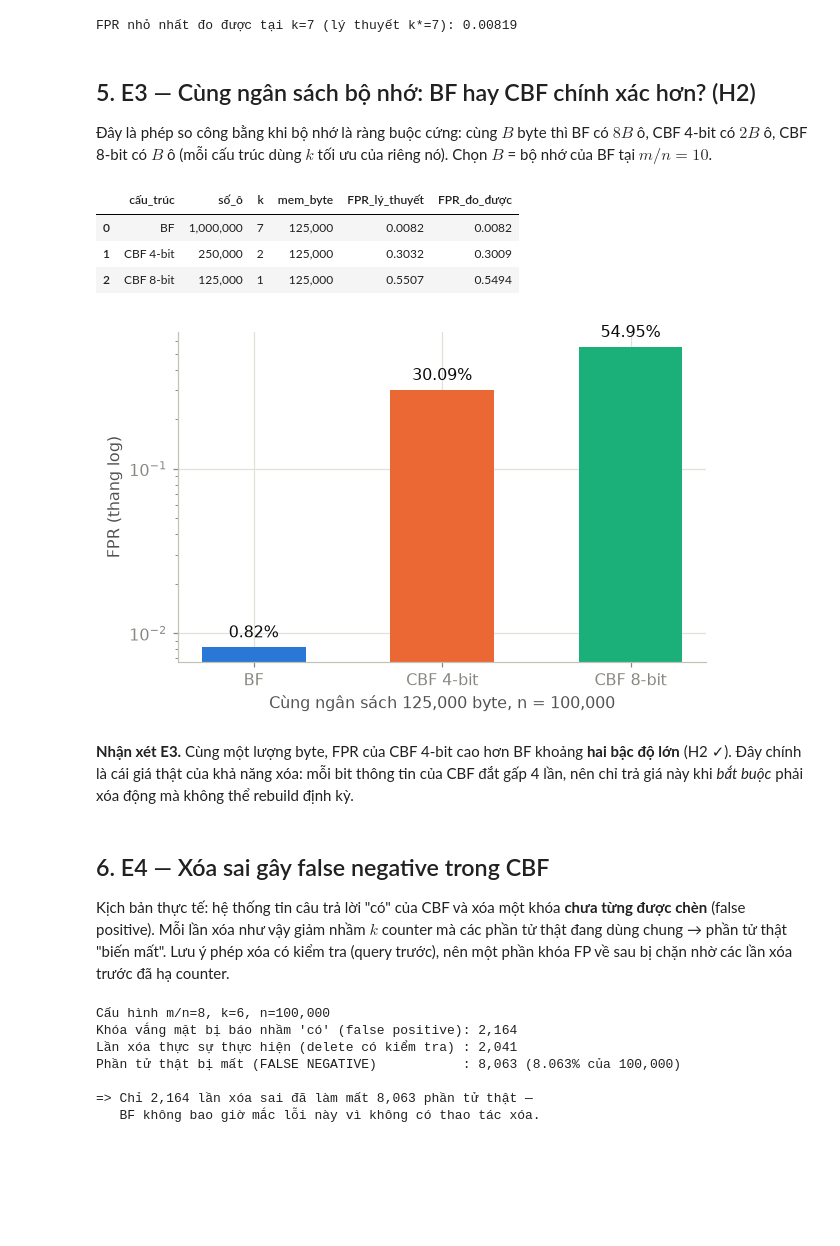
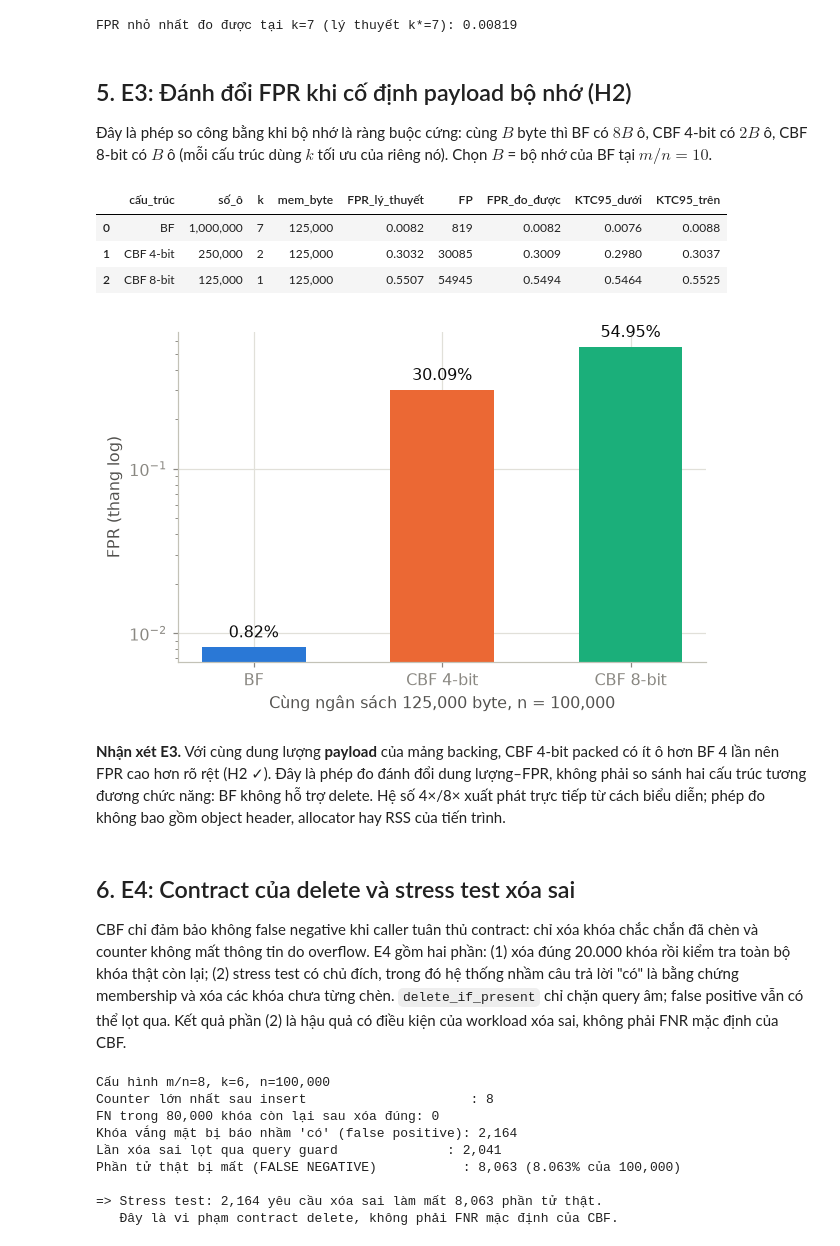
Before and after one commit to duykhanhxx03/data-mining-ex, a Jupyter notebook: thuc_nghiem.ipynb, the cells around one changed output. Drawn from its saved outputs; the diff is of its cells as text; code cells hidden in the pictures; blank space fills up the shorter version.

```diff
--- a/thuc_nghiem.ipynb
+++ b/thuc_nghiem.ipynb
@@ -338,73 +416,91 @@ print(f"FPR nhỏ nhất đo được tại k={ks[int(np.argmin(fpr_emp_k))]} "
 [figure]
 FPR nhỏ nhất đo được tại k=7 (lý thuyết k*=7): 0.00819
 # %% [markdown]
-## 5. E3 — Cùng ngân sách bộ nhớ: BF hay CBF chính xác hơn? (H2)
+## 5. E3: Đánh đổi FPR khi cố định payload bộ nhớ (H2)
 
 Đây là phép so công bằng khi bộ nhớ là ràng buộc cứng: cùng $B$ byte thì BF có $8B$ ô, CBF 4-bit có $2B$ ô, CBF 8-bit có $B$ ô (mỗi cấu trúc dùng $k$ tối ưu của riêng nó). Chọn $B$ = bộ nhớ của BF tại $m/n=10$.
 # %%
 budget = 10 * N // 8          # 125 000 byte
 cfgs = []
 for name, cls, cells_ in (("BF", BloomFilter, budget * 8),
                           ("CBF 4-bit", CountingBloomFilter4, budget * 2),
                           ("CBF 8-bit", CountingBloomFilter8, budget)):
     k = optimal_k(cells_, N)
     f = cls(cells_, k)
     for x in PRESENT:
         f.insert(x)
+    fp_hits = sum(1 for x in ABSENT if f.query(x))
+    ci_low, ci_high = wilson_interval(fp_hits, len(ABSENT))
     cfgs.append(dict(cấu_trúc=name, số_ô=cells_, k=k, mem_byte=f.memory_bytes(),
                      FPR_lý_thuyết=theoretical_fpr(cells_, N, k),
-                     FPR_đo_được=measure_fpr(f, ABSENT)))
+                     FP=fp_hits, FPR_đo_được=fp_hits / len(ABSENT),
+                     KTC95_dưới=ci_low, KTC95_trên=ci_high))
 e3 = pd.DataFrame(cfgs)
 display(e3.style.format({"FPR_lý_thuyết": "{:.4f}", "FPR_đo_được": "{:.4f}",
+                         "KTC95_dưới": "{:.4f}", "KTC95_trên": "{:.4f}",
                          "số_ô": "{:,}", "mem_byte": "{:,}"}))
 
 fig, ax = plt.subplots(figsize=(6.2, 3.9))
 bars = ax.bar(e3["cấu_trúc"], e3["FPR_đo_được"], color=[C_BF, C_CBF4, C_CBF8], width=0.55)
 for bar, v in zip(bars, e3["FPR_đo_được"]):
     ax.text(bar.get_x() + bar.get_width() / 2, v * 1.15, f"{100 * v:.2f}%",
             ha="center", color=INK)
 ax.set_yscale("log")
 ax.set_ylabel("FPR (thang log)")
 ax.set_xlabel(f"Cùng ngân sách {budget:,} byte, n = {N:,}")
 fig.savefig("fig/equal_budget.png", dpi=200, bbox_inches="tight")
 plt.show()
 # %% [output]
-|  | cấu_trúc | số_ô | k | mem_byte | FPR_lý_thuyết | FPR_đo_được |
-| 0 | BF | 1,000,000 | 7 | 125,000 | 0.0082 | 0.0082 |
-| 1 | CBF 4-bit | 250,000 | 2 | 125,000 | 0.3032 | 0.3009 |
-| 2 | CBF 8-bit | 125,000 | 1 | 125,000 | 0.5507 | 0.5494 |
+|  | cấu_trúc | số_ô | k | mem_byte | FPR_lý_thuyết | FP | FPR_đo_được | KTC95_dưới | KTC95_trên |
+| 0 | BF | 1,000,000 | 7 | 125,000 | 0.0082 | 819 | 0.0082 | 0.0076 | 0.0088 |
+| 1 | CBF 4-bit | 250,000 | 2 | 125,000 | 0.3032 | 30085 | 0.3009 | 0.2980 | 0.3037 |
+| 2 | CBF 8-bit | 125,000 | 1 | 125,000 | 0.5507 | 54945 | 0.5494 | 0.5464 | 0.5525 |
 [figure]
 # %% [markdown]
-**Nhận xét E3.** Cùng một lượng byte, FPR của CBF 4-bit cao hơn BF khoảng **hai bậc độ lớn** (H2 ✓). Đây chính là cái giá thật của khả năng xóa: mỗi bit thông tin của CBF đắt gấp 4 lần, nên chỉ trả giá này khi *bắt buộc* phải xóa động mà không thể rebuild định kỳ.
+**Nhận xét E3.** Với cùng dung lượng **payload** của mảng backing, CBF 4-bit packed có ít ô hơn BF 4 lần nên FPR cao hơn rõ rệt (H2 ✓). Đây là phép đo đánh đổi dung lượng–FPR, không phải so sánh hai cấu trúc tương đương chức năng: BF không hỗ trợ delete. Hệ số 4×/8× xuất phát trực tiếp từ cách biểu diễn; phép đo không bao gồm object header, allocator hay RSS của tiến trình.
 # %% [markdown]
-## 6. E4 — Xóa sai gây false negative trong CBF
+## 6. E4: Contract của delete và stress test xóa sai
 
-Kịch bản thực tế: hệ thống tin câu trả lời "có" của CBF và xóa một khóa **chưa từng được chèn** (false positive). Mỗi lần xóa như vậy giảm nhầm $k$ counter mà các phần tử thật đang dùng chung → phần tử thật "biến mất". Lưu ý phép xóa có kiểm tra (query trước), nên một phần khóa FP về sau bị chặn nhờ các lần xóa trước đã hạ counter.
+CBF chỉ đảm bảo không false negative khi caller tuân thủ contract: chỉ xóa khóa chắc chắn đã chèn và counter không mất thông tin do overflow. E4 gồm hai phần: (1) xóa đúng 20.000 khóa rồi kiểm tra toàn bộ khóa thật còn lại; (2) stress test có chủ đích, trong đó hệ thống nhầm câu trả lời "có" là bằng chứng membership và xóa các khóa chưa từng chèn. `delete_if_present` chỉ chặn query âm; false positive vẫn có thể lọt qua. Kết quả phần (2) là hậu quả có điều kiện của workload xóa sai, không phải FNR mặc định của CBF.
 # %%
 m8, k8 = 8 * N, optimal_k(8 * N, N)
 cbf = CountingBloomFilter4(m8, k8)
 for x in PRESENT:
     cbf.insert(x)
 
-fp_keys = [x for x in ABSENT if cbf.query(x)]        # khoa vang mat bi bao nham "co"
-performed = sum(1 for x in fp_keys if cbf.delete(x)) # so lan xoa thuc su thuc hien
+max_counter_before = cbf.max_count()
+
+valid_delete_n = 20_000
+cbf_valid = CountingBloomFilter4(m8, k8)
+for x in PRESENT:
+    cbf_valid.insert(x)
+for x in PRESENT[:valid_delete_n]:
+    cbf_valid.delete(x)
+valid_remaining_fn = sum(1 for x in PRESENT[valid_delete_n:] if not cbf_valid.query(x))
+
+fp_keys = [x for x in ABSENT if cbf.query(x)]
+performed = sum(1 for x in fp_keys if cbf.delete_if_present(x))
 false_neg = sum(1 for x in PRESENT if not cbf.query(x))
 
 print(f"Cấu hình m/n=8, k={k8}, n={N:,}")
+print(f"Counter lớn nhất sau insert                     : {max_counter_before}")
+print(f"FN trong {N-valid_delete_n:,} khóa còn lại sau xóa đúng: {valid_remaining_fn:,}")
 print(f"Khóa vắng mặt bị báo nhầm 'có' (false positive): {len(fp_keys):,}")
-print(f"Lần xóa thực sự thực hiện (delete có kiểm tra) : {performed:,}")
+print(f"Lần xóa sai lọt qua query guard              : {performed:,}")
 print(f"Phần tử thật bị mất (FALSE NEGATIVE)           : {false_neg:,} "
       f"({100 * false_neg / N:.3f}% của {N:,})")
-print(f"\n=> Chỉ {len(fp_keys):,} lần xóa sai đã làm mất {false_neg:,} phần tử thật —")
-print("   BF không bao giờ mắc lỗi này vì không có thao tác xóa.")
+print(f"\n=> Stress test: {len(fp_keys):,} yêu cầu xóa sai làm mất {false_neg:,} phần tử thật.")
+print("   Đây là vi phạm contract delete, không phải FNR mặc định của CBF.")
 # %% [output]
 Cấu hình m/n=8, k=6, n=100,000
+Counter lớn nhất sau insert                     : 8
+FN trong 80,000 khóa còn lại sau xóa đúng: 0
 Khóa vắng mặt bị báo nhầm 'có' (false positive): 2,164
-Lần xóa thực sự thực hiện (delete có kiểm tra) : 2,041
+Lần xóa sai lọt qua query guard              : 2,041
 Phần tử thật bị mất (FALSE NEGATIVE)           : 8,063 (8.063% của 100,000)
 
-=> Chỉ 2,164 lần xóa sai đã làm mất 8,063 phần tử thật —
-   BF không bao giờ mắc lỗi này vì không có thao tác xóa.
+=> Stress test: 2,164 yêu cầu xóa sai làm mất 8,063 phần tử thật.
+   Đây là vi phạm contract delete, không phải FNR mặc định của CBF.
 # %% [markdown]
 ## 7. Kết luận
 
```
Also changed, not shown: parts of 14 cells of this notebook, 12 other files.
